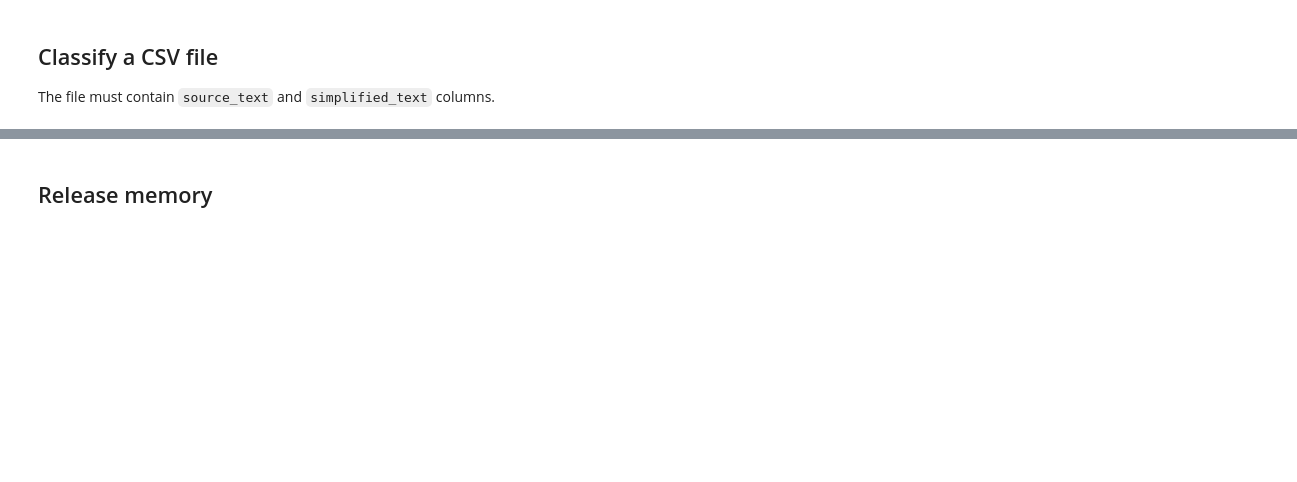
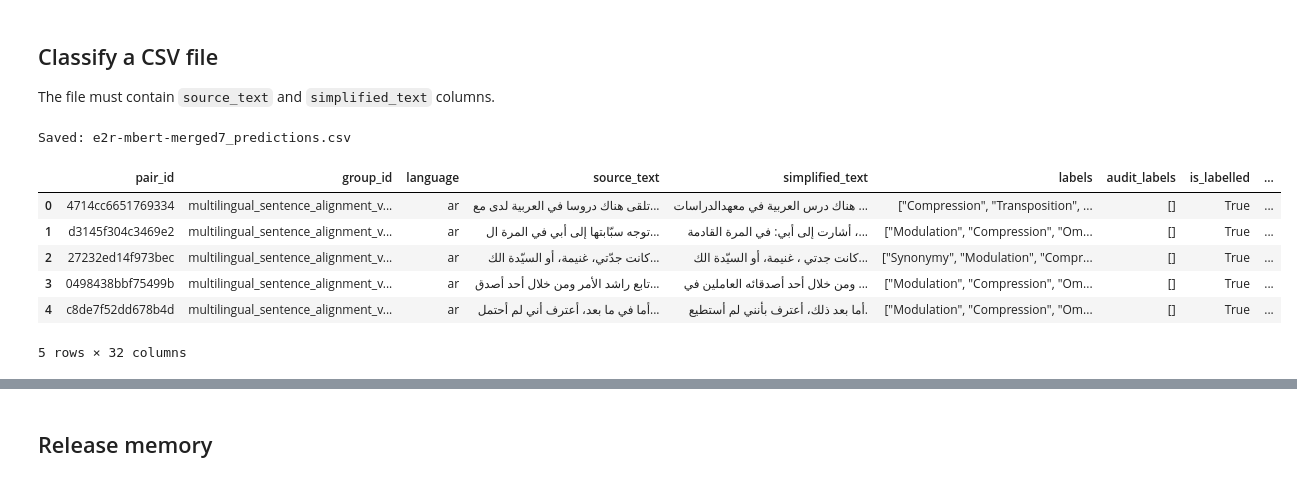
Before and after one commit to Owais-Mahmood/Interpretating-Readability-Evaluation-with-Explainable-AI, a Jupyter notebook: Task2/use_public_mbert_merged7.ipynb, the cells around one changed output, grey strips where cells are left out. Saved outputs shown, nothing was run; the diff lists cells and outputs as text; code cells hidden in the pictures; blank space fills up the shorter version.

```diff
--- a/Task2/use_public_mbert_merged7.ipynb
+++ b/Task2/use_public_mbert_merged7.ipynb
@@ -745,33 +779,42 @@ try:
     csv_path = next(iter(uploaded))
 except ImportError:
     # Local Jupyter: replace this with your file path.
-    csv_path = "example_pairs.csv"
+    csv_path = "../Task2/test_set.csv"
 
 pairs = pd.read_csv(csv_path)
 required = {"source_text", "simplified_text"}
 missing = required - set(pairs.columns)
 if missing:
     raise KeyError(f"Missing CSV columns: {sorted(missing)}")
 
 probabilities, predictions = predict_pairs(
     model, tokenizer, pairs, thresholds
 )
 
 output = pairs.copy()
 for index, label in enumerate(LABELS):
     output[f"prob_{label}"] = probabilities[:, index]
     output[f"pred_{label}"] = predictions[:, index]
 
 output["predicted_labels"] = [
     "; ".join(
         label
         for label, value in zip(LABELS, row)
         if value == 1
     )
     for row in predictions
 ]
 
 output_path = f"{REPO_ID.split('/')[-1]}_predictions.csv"
 output.to_csv(output_path, index=False)
 print("Saved:", output_path)
 output.head()
+# %% [output]
+Saved: e2r-mbert-merged7_predictions.csv
+|  | pair_id | group_id | language | source_text | simplified_text | labels | audit_labels | is_labelled | ... |
+| 0 | 4714cc6651769334 | multilingual_sentence_alignment_v... | ar | تلقى هناك دروسا في العربية لدى مع... | هناك درس العربية في معهدالدراسات ... | ["Compression", "Transposition", ... | [] | True | ... |
+| 1 | d3145f304c3469e2 | multilingual_sentence_alignment_v... | ar | توجه سبّابتها إلى أبي في المرة ال... | أشارت إلى أبي: في المرة القادمة ،... | ["Modulation", "Compression", "Om... | [] | True | ... |
+| 2 | 27232ed14f973bec | multilingual_sentence_alignment_v... | ar | كانت جدّتي، غنيمة، أو السيّدة الك... | كانت جدتي ، غنيمة، أو السيّدة الك... | ["Synonymy", "Modulation", "Compr... | [] | True | ... |
+| 3 | 0498438bbf75499b | multilingual_sentence_alignment_v... | ar | تابع راشد الأمر ومن خلال أحد أصدق... | ومن خلال أحد أصدقائه العاملين في ... | ["Modulation", "Compression", "Om... | [] | True | ... |
+| 4 | c8de7f52dd678b4d | multilingual_sentence_alignment_v... | ar | أما في ما بعد، أعترف أني لم أحتمل... | أما بعد ذلك، أعترف بأنني لم أستطيع. | ["Modulation", "Compression", "Om... | [] | True | ... |
+5 rows × 32 columns
```
Also changed, not shown: parts of 11 cells of this notebook, 2 other files.
